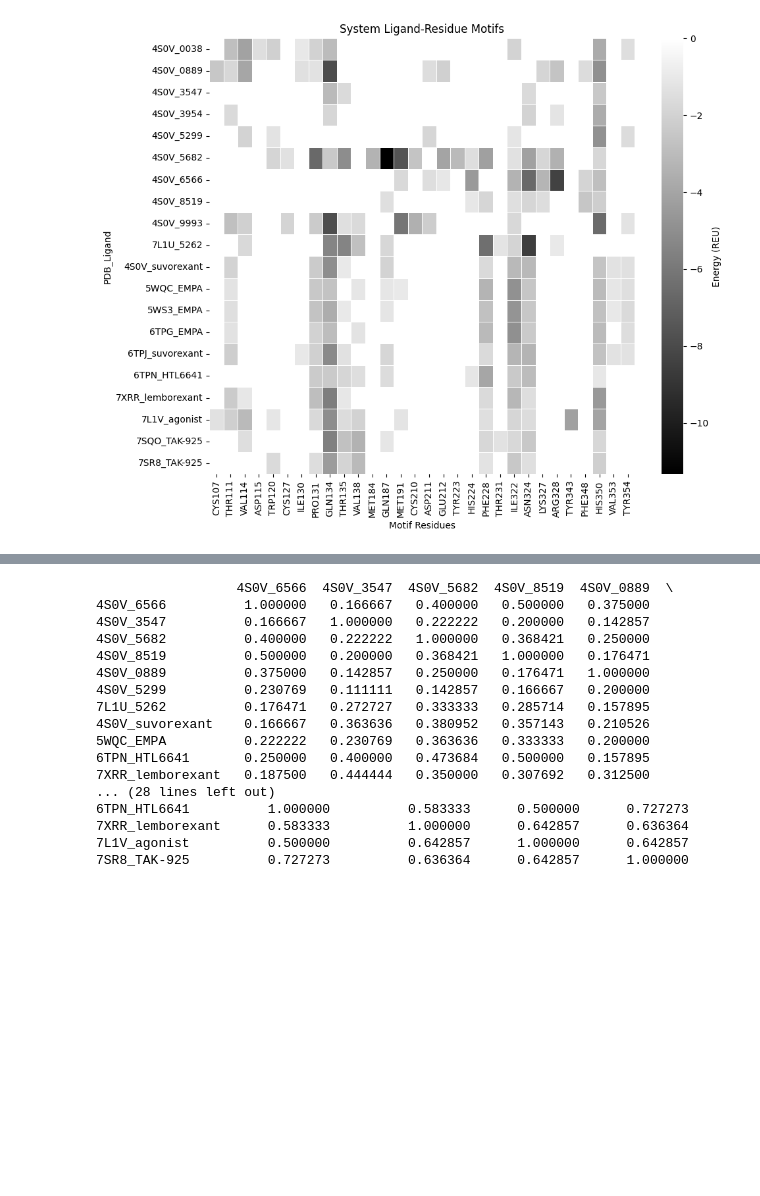
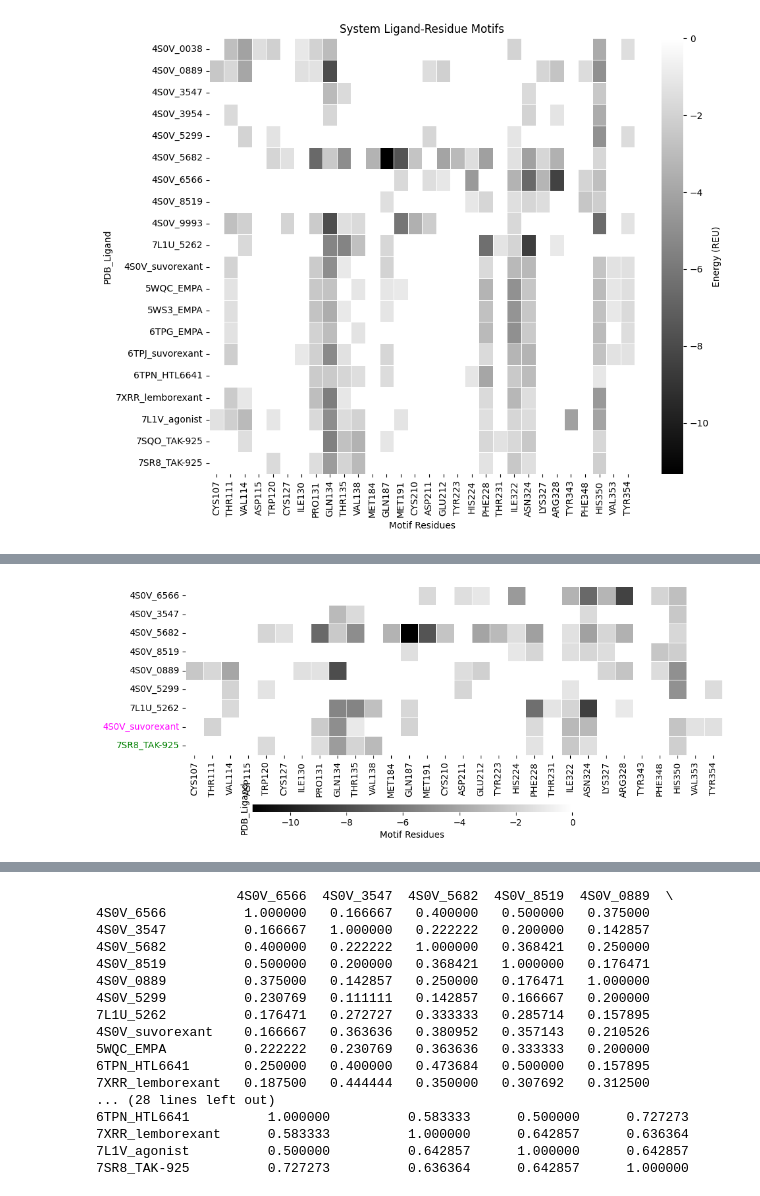
Before and after one commit to toadlover/ginsparg_thymelab_thesis, a Jupyter notebook: jupyter_notebooks/figure_making/zebrafish_drugs_and_published_systems_analysis.ipynb, the cells around one changed output, grey strips where cells are left out. Cells and saved outputs as stored; diff of their text form; code cells hidden in the pictures; blank space fills up the shorter version.

```diff
--- a/jupyter_notebooks/figure_making/zebrafish_drugs_and_published_systems_analysis.ipynb
+++ b/jupyter_notebooks/figure_making/zebrafish_drugs_and_published_systems_analysis.ipynb
@@ -83,3 +81,33 @@ plt.show()
+# %%
+plt.figure(figsize=(10, 4))
+# Create a dedicated axes for the colorbar
+ax = plt.gca()
+cbar_ax = plt.gcf().add_axes([0.25, 0.08, 0.5, 0.03])  # [left, bottom, width, height]
+
+sns.heatmap(
+    df,
+    ax=ax,
+    annot=False,
+    cmap='binary_r',
+    fmt=".2f",
+    linewidths=0.5,
+    cbar_ax=cbar_ax,
+    cbar_kws={"orientation": "horizontal", "label": "Energy (REU)"}
+)
+
+plt.xlabel("Motif Residues")
+plt.ylabel("PDB_Ligand")
+
+for tick_label in ax.get_yticklabels():
+    if tick_label.get_text() == '7SR8_TAK-925':
+        tick_label.set_color('green')
+    if tick_label.get_text() == '4S0V_suvorexant':
+        tick_label.set_color('magenta')
+
+plt.tight_layout(rect=[0, 0.1, 1, 1])  # Leave space for colorbar
+plt.show()
+# %% [output]
+[figure, added]
 # %%
 #now get jaccard similarity
 import pandas as pd
```
Also changed, not shown: parts of 2 cells of this notebook.
